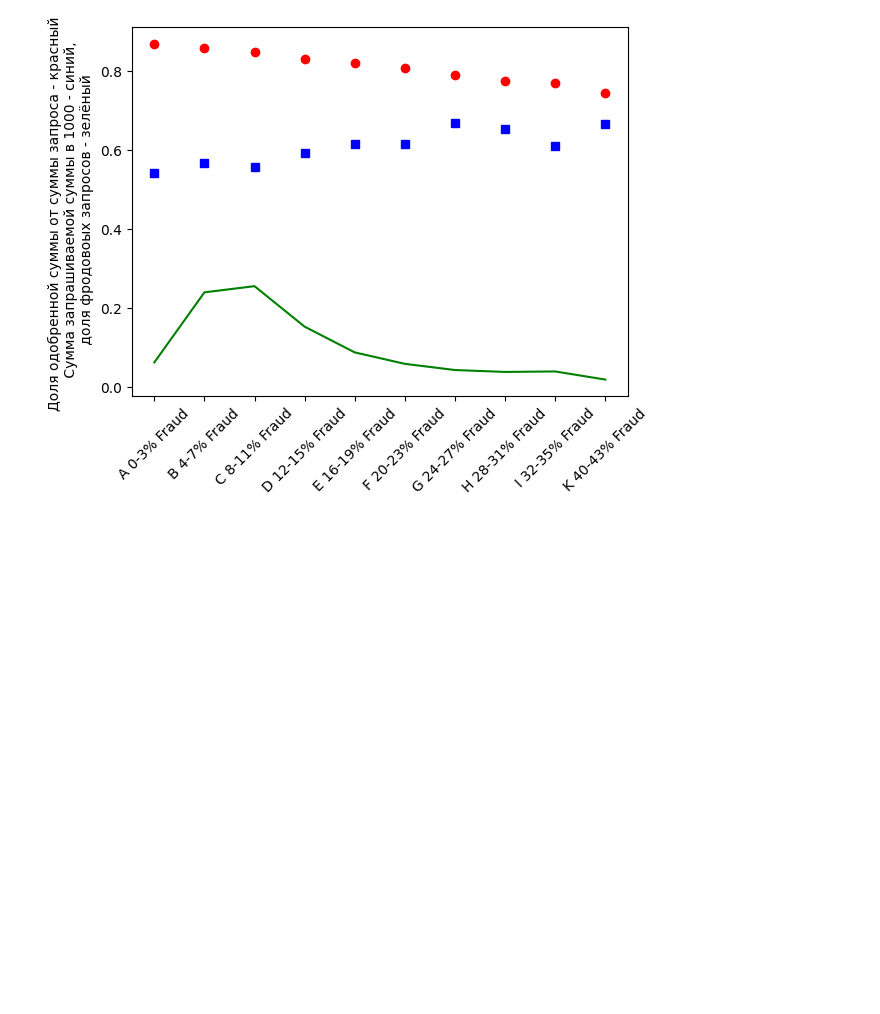
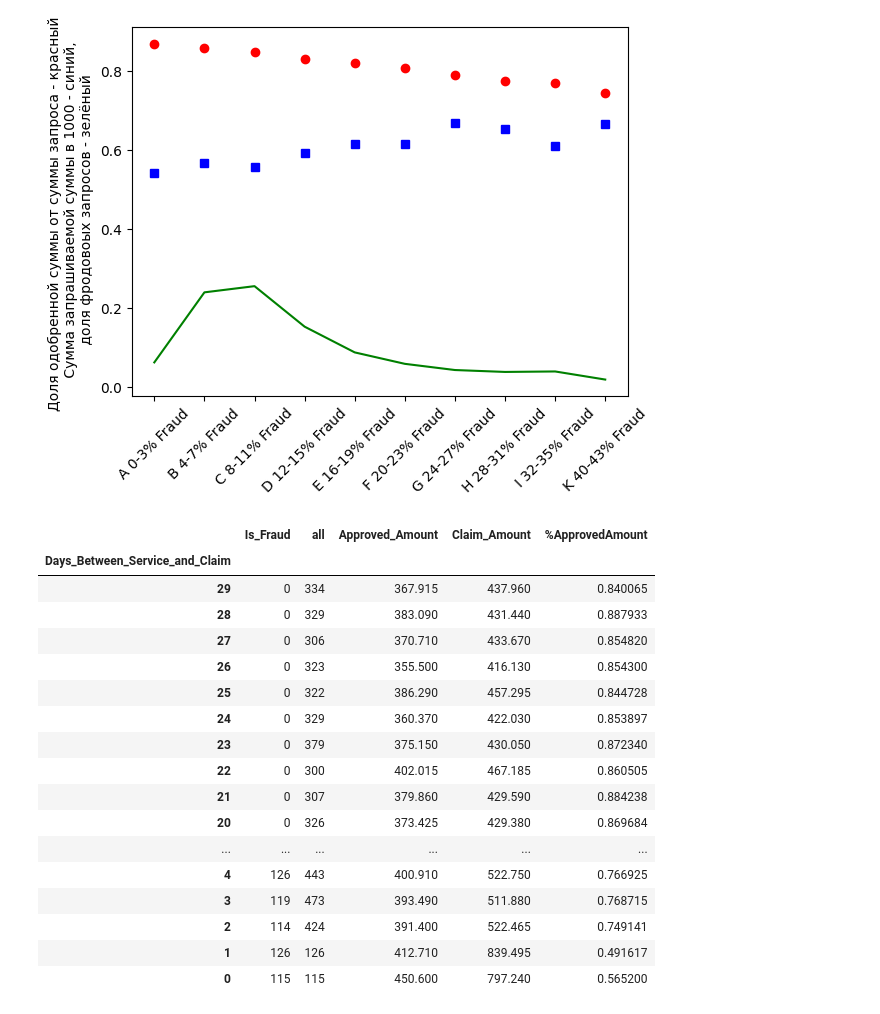
Before and after one commit to MLHe1d/HeathCareFraudDetecting, a Jupyter notebook: preparing.ipynb, the cells around one changed output. Cells and saved outputs as stored; diff of their text form; code cells hidden in the pictures; blank space fills up the shorter version.

```diff
--- a/preparing.ipynb
+++ b/preparing.ipynb
@@ -153,3 +148,28 @@ plt.show()
 Наблюдаем чёткий тренд на снижение одобряемой доли страховой выплаты от запрашиваемой суммы,
 при росте запрашиваемой суммы. При этом Большая часть фродовых запросов соредоточена в сегментах B,C,D
 [figure]
+# %%
+DBSaC_medianAmount = df.pivot_table(index='Days_Between_Service_and_Claim',  values=['Claim_Amount','Approved_Amount'], aggfunc= 'median').sort_index(ascending = False)
+DBSaC_and_fraud = df.pivot_table(index='Days_Between_Service_and_Claim',  values=['Is_Fraud','all'], aggfunc= 'sum').sort_index(ascending = False)
+DBSaC_and_fraud = pd.merge(DBSaC_and_fraud,DBSaC_medianAmount, on='Days_Between_Service_and_Claim')
+DBSaC_and_fraud['%ApprovedAmount'] = DBSaC_and_fraud['Approved_Amount']/DBSaC_and_fraud['Claim_Amount']
+DBSaC_and_fraud
+# %% [output]
+|  | Is_Fraud | all | Approved_Amount | Claim_Amount | %ApprovedAmount |
+| Days_Between_Service_and_Claim |  |  |  |  |  |
+| 29 | 0 | 334 | 367.915 | 437.960 | 0.840065 |
+| 28 | 0 | 329 | 383.090 | 431.440 | 0.887933 |
+| 27 | 0 | 306 | 370.710 | 433.670 | 0.854820 |
+| 26 | 0 | 323 | 355.500 | 416.130 | 0.854300 |
+| 25 | 0 | 322 | 386.290 | 457.295 | 0.844728 |
+| 24 | 0 | 329 | 360.370 | 422.030 | 0.853897 |
+| 23 | 0 | 379 | 375.150 | 430.050 | 0.872340 |
+| 22 | 0 | 300 | 402.015 | 467.185 | 0.860505 |
+| 21 | 0 | 307 | 379.860 | 429.590 | 0.884238 |
+| 20 | 0 | 326 | 373.425 | 429.380 | 0.869684 |
+| ... | ... | ... | ... | ... | ... |
+| 4 | 126 | 443 | 400.910 | 522.750 | 0.766925 |
+| 3 | 119 | 473 | 393.490 | 511.880 | 0.768715 |
+| 2 | 114 | 424 | 391.400 | 522.465 | 0.749141 |
+| 1 | 126 | 126 | 412.710 | 839.495 | 0.491617 |
+| 0 | 115 | 115 | 450.600 | 797.240 | 0.565200 |
```
Also changed, not shown: parts of 5 cells of this notebook, 1 other file.
